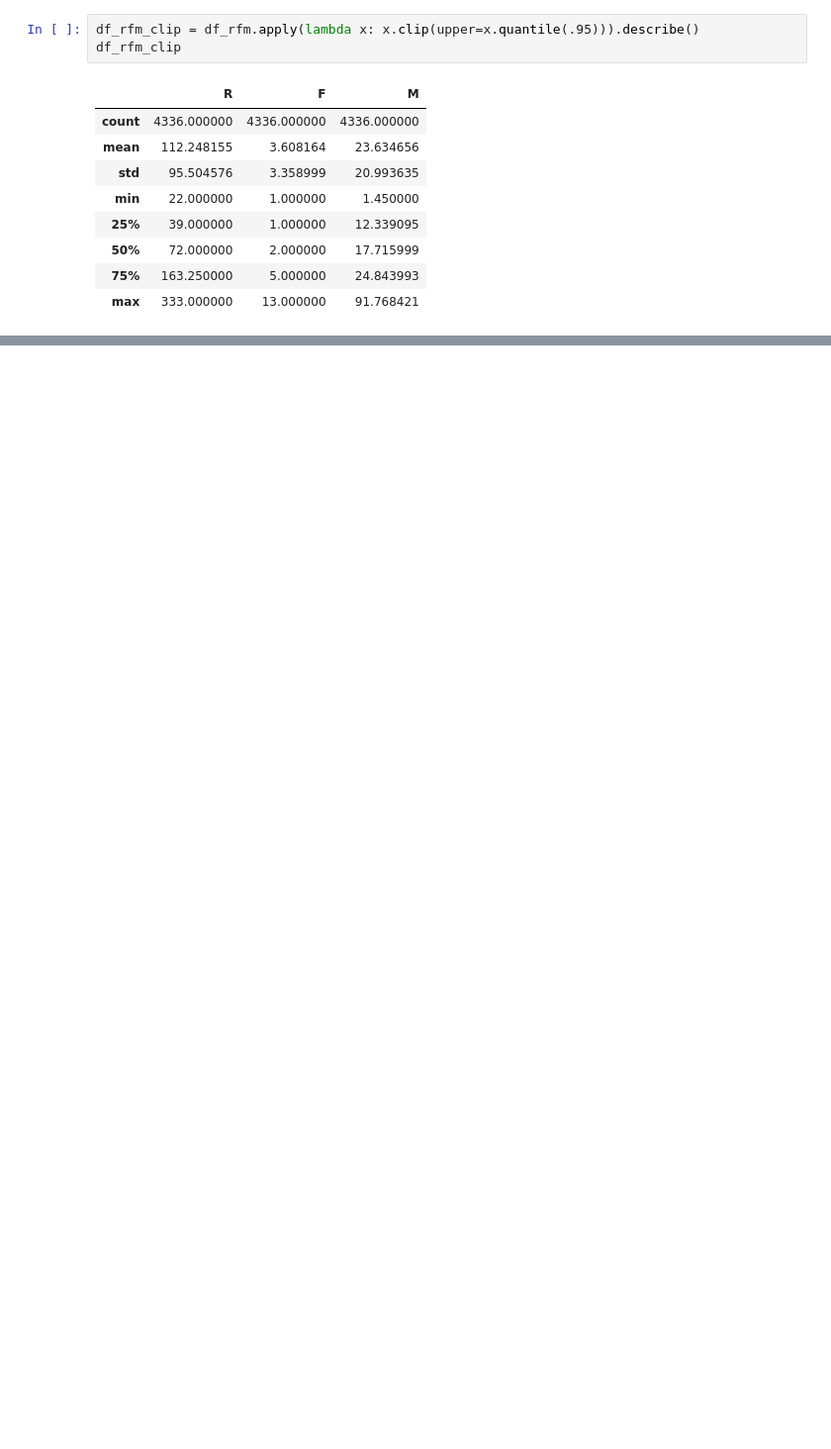
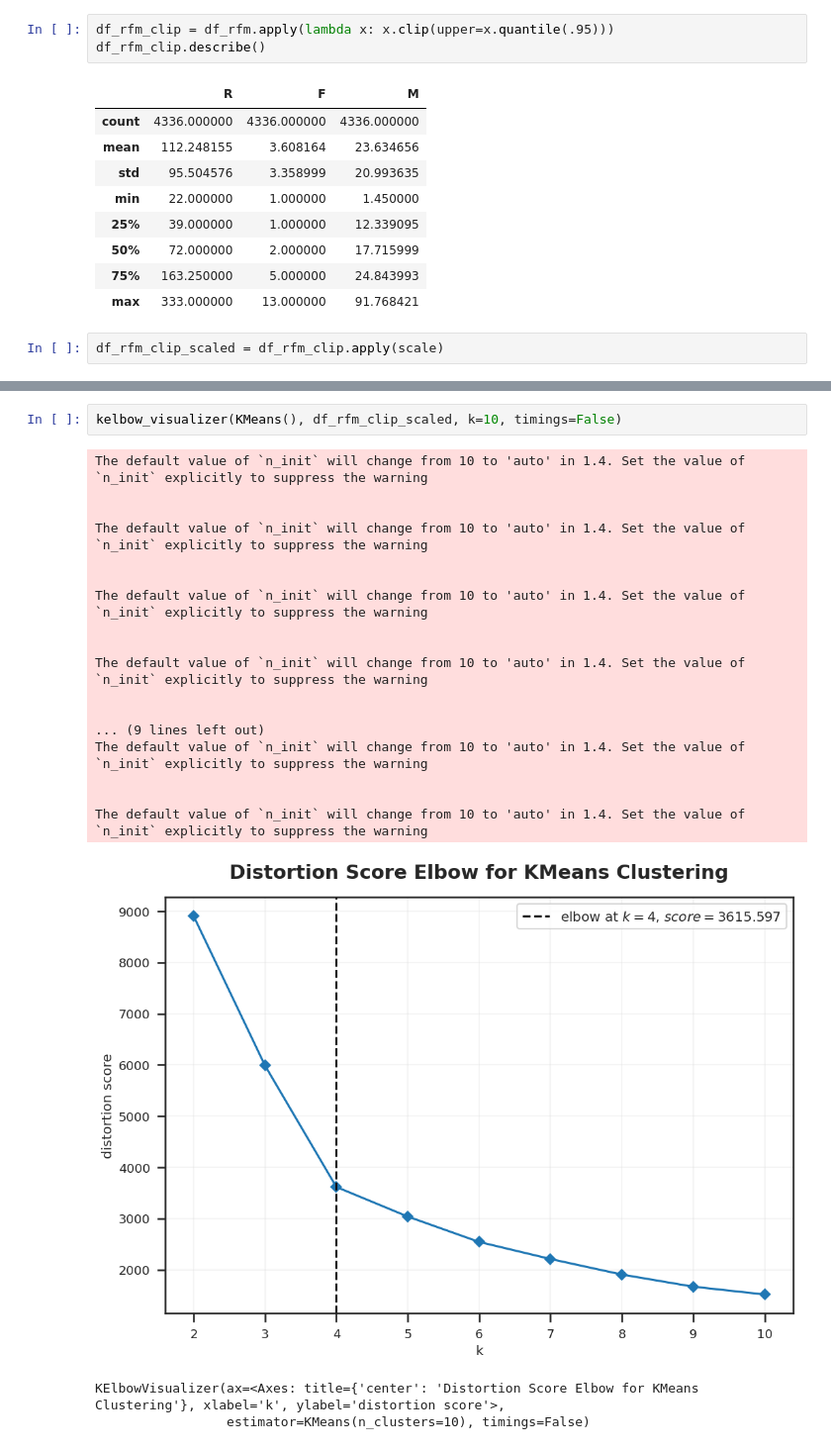
Before and after one commit to PabloLBandeira/biblioteca-Pandas, a Jupyter notebook: clustering_case_playground.ipynb, the cells around one changed output, grey strips where cells are left out. Shown: that part at 99% size. Saved outputs shown, nothing was run; the diff lists cells and outputs as text; blank space fills up the shorter version.

```diff
--- a/clustering_case_playground.ipynb
+++ b/clustering_case_playground.ipynb
@@ -383,8 +385,8 @@ df_rfm.describe()
 | 75% | 163.250000 | 5.000000 | 24.843993 |
 | max | 395.000000 | 209.000000 | 4453.430000 |
 # %%
-df_rfm_clip = df_rfm.apply(lambda x: x.clip(upper=x.quantile(.95))).describe()
-df_rfm_clip
+df_rfm_clip = df_rfm.apply(lambda x: x.clip(upper=x.quantile(.95)))
+df_rfm_clip.describe()
 # %% [output]
 |  | R | F | M |
 | count | 4336.000000 | 4336.000000 | 4336.000000 |
@@ -395,3 +397,5 @@ df_rfm_clip
 | 50% | 72.000000 | 2.000000 | 17.715999 |
 | 75% | 163.250000 | 5.000000 | 24.843993 |
 | max | 333.000000 | 13.000000 | 91.768421 |
+# %%
+df_rfm_clip_scaled = df_rfm_clip.apply(scale)
@@ -397,0 +406,23 @@ df_rfm_clip
+# %%
+kelbow_visualizer(KMeans(), df_rfm_clip_scaled, k=10, timings=False)
+# %% [output]
+The default value of `n_init` will change from 10 to 'auto' in 1.4. Set the value of `n_init` explicitly to suppress the warning
+
+
+The default value of `n_init` will change from 10 to 'auto' in 1.4. Set the value of `n_init` explicitly to suppress the warning
+
+
+The default value of `n_init` will change from 10 to 'auto' in 1.4. Set the value of `n_init` explicitly to suppress the warning
+
+
+The default value of `n_init` will change from 10 to 'auto' in 1.4. Set the value of `n_init` explicitly to suppress the warning
+
+
+... (9 lines left out)
+The default value of `n_init` will change from 10 to 'auto' in 1.4. Set the value of `n_init` explicitly to suppress the warning
+
+
+The default value of `n_init` will change from 10 to 'auto' in 1.4. Set the value of `n_init` explicitly to suppress the warning
+[figure, added]
+KElbowVisualizer(ax=<Axes: title={'center': 'Distortion Score Elbow for KMeans Clustering'}, xlabel='k', ylabel='distortion score'>,
+                 estimator=KMeans(n_clusters=10), timings=False)
```
Also changed, not shown: parts of 10 cells of this notebook.
